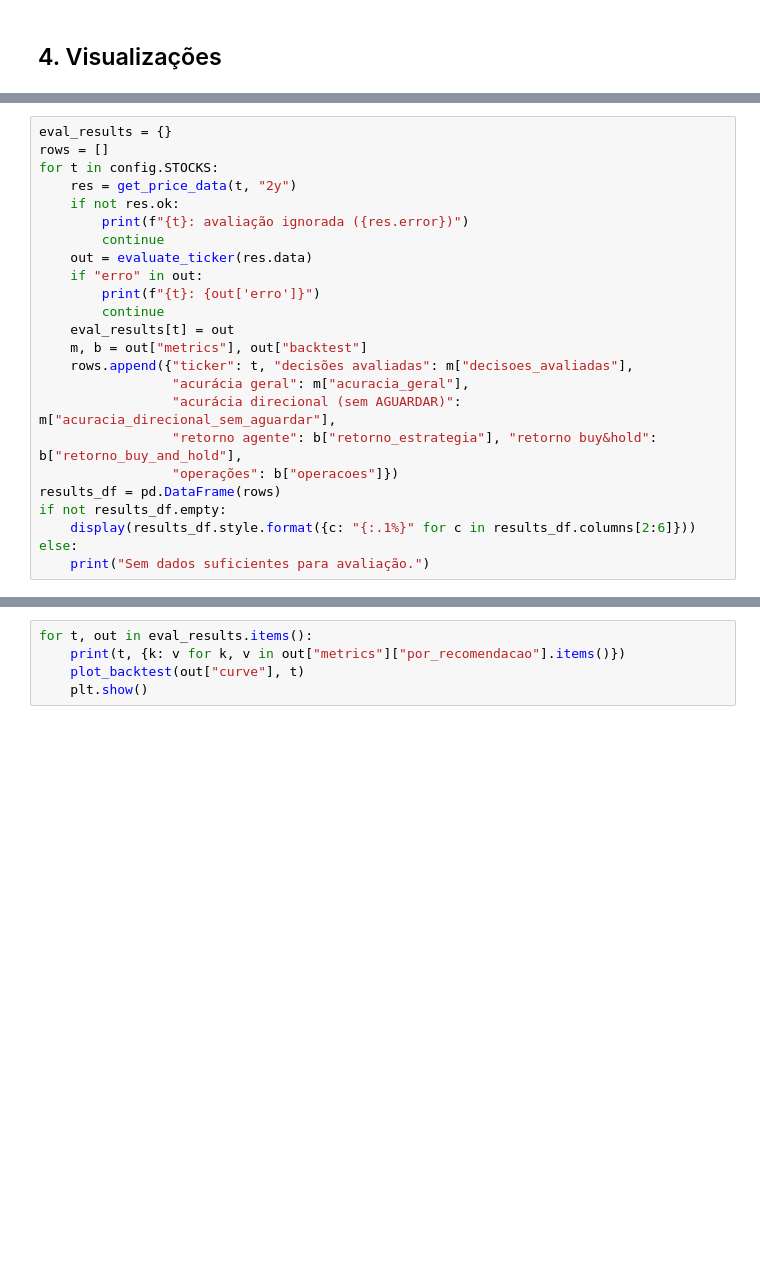
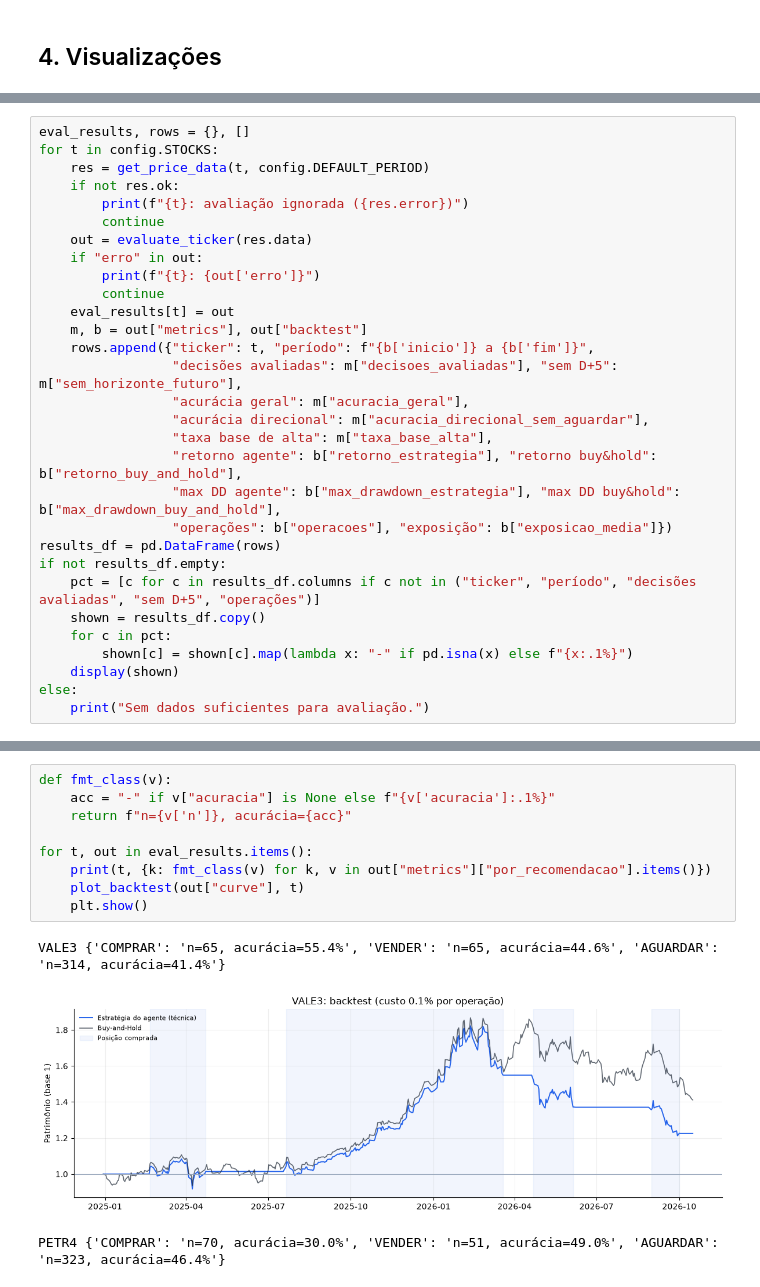
Before and after one commit to alef-and/fiap_agentic_AI, a Jupyter notebook: trab_final.ipynb, the cells around one changed output, grey strips where cells are left out. Drawn from its saved outputs; the diff is of its cells as text; blank space fills up the shorter version.

```diff
--- a/trab_final.ipynb
+++ b/trab_final.ipynb
@@ -169,8 +296,7 @@ for q in ["Por que você recomendou isso para PETR4?",
 # %%
-eval_results = {}
-rows = []
+eval_results, rows = {}, []
 for t in config.STOCKS:
-    res = get_price_data(t, "2y")
+    res = get_price_data(t, config.DEFAULT_PERIOD)
     if not res.ok:
         print(f"{t}: avaliação ignorada ({res.error})")
         continue
@@ -180,13 +306,20 @@ for t in config.STOCKS:
         continue
     eval_results[t] = out
     m, b = out["metrics"], out["backtest"]
-    rows.append({"ticker": t, "decisões avaliadas": m["decisoes_avaliadas"],
+    rows.append({"ticker": t, "período": f"{b['inicio']} a {b['fim']}",
+                 "decisões avaliadas": m["decisoes_avaliadas"], "sem D+5": m["sem_horizonte_futuro"],
                  "acurácia geral": m["acuracia_geral"],
-                 "acurácia direcional (sem AGUARDAR)": m["acuracia_direcional_sem_aguardar"],
+                 "acurácia direcional": m["acuracia_direcional_sem_aguardar"],
+                 "taxa base de alta": m["taxa_base_alta"],
                  "retorno agente": b["retorno_estrategia"], "retorno buy&hold": b["retorno_buy_and_hold"],
-                 "operações": b["operacoes"]})
+                 "max DD agente": b["max_drawdown_estrategia"], "max DD buy&hold": b["max_drawdown_buy_and_hold"],
+                 "operações": b["operacoes"], "exposição": b["exposicao_media"]})
 results_df = pd.DataFrame(rows)
 if not results_df.empty:
-    display(results_df.style.format({c: "{:.1%}" for c in results_df.columns[2:6]}))
+    pct = [c for c in results_df.columns if c not in ("ticker", "período", "decisões avaliadas", "sem D+5", "operações")]
+    shown = results_df.copy()
+    for c in pct:
+        shown[c] = shown[c].map(lambda x: "-" if pd.isna(x) else f"{x:.1%}")
+    display(shown)
 else:
     print("Sem dados suficientes para avaliação.")
@@ -193,5 +332,13 @@ else:
 # %%
+def fmt_class(v):
+    acc = "-" if v["acuracia"] is None else f"{v['acuracia']:.1%}"
+    return f"n={v['n']}, acurácia={acc}"
+
 for t, out in eval_results.items():
-    print(t, {k: v for k, v in out["metrics"]["por_recomendacao"].items()})
+    print(t, {k: fmt_class(v) for k, v in out["metrics"]["por_recomendacao"].items()})
     plot_backtest(out["curve"], t)
     plt.show()
+# %% [output]
+VALE3 {'COMPRAR': 'n=65, acurácia=55.4%', 'VENDER': 'n=65, acurácia=44.6%', 'AGUARDAR': 'n=314, acurácia=41.4%'}
+[figure, added]
+PETR4 {'COMPRAR': 'n=70, acurácia=30.0%', 'VENDER': 'n=51, acurácia=49.0%', 'AGUARDAR': 'n=323, acurácia=46.4%'}
```
Also changed, not shown: parts of 31 cells of this notebook, 24 other files.
